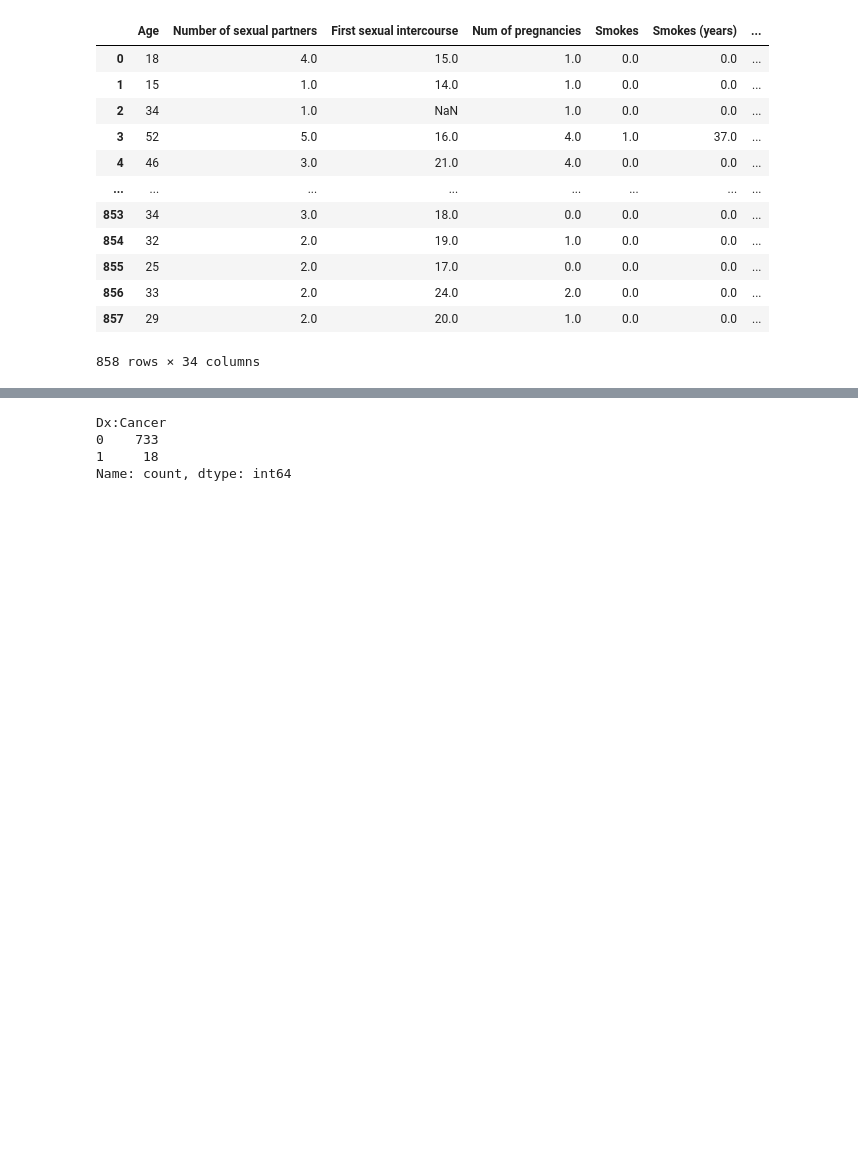
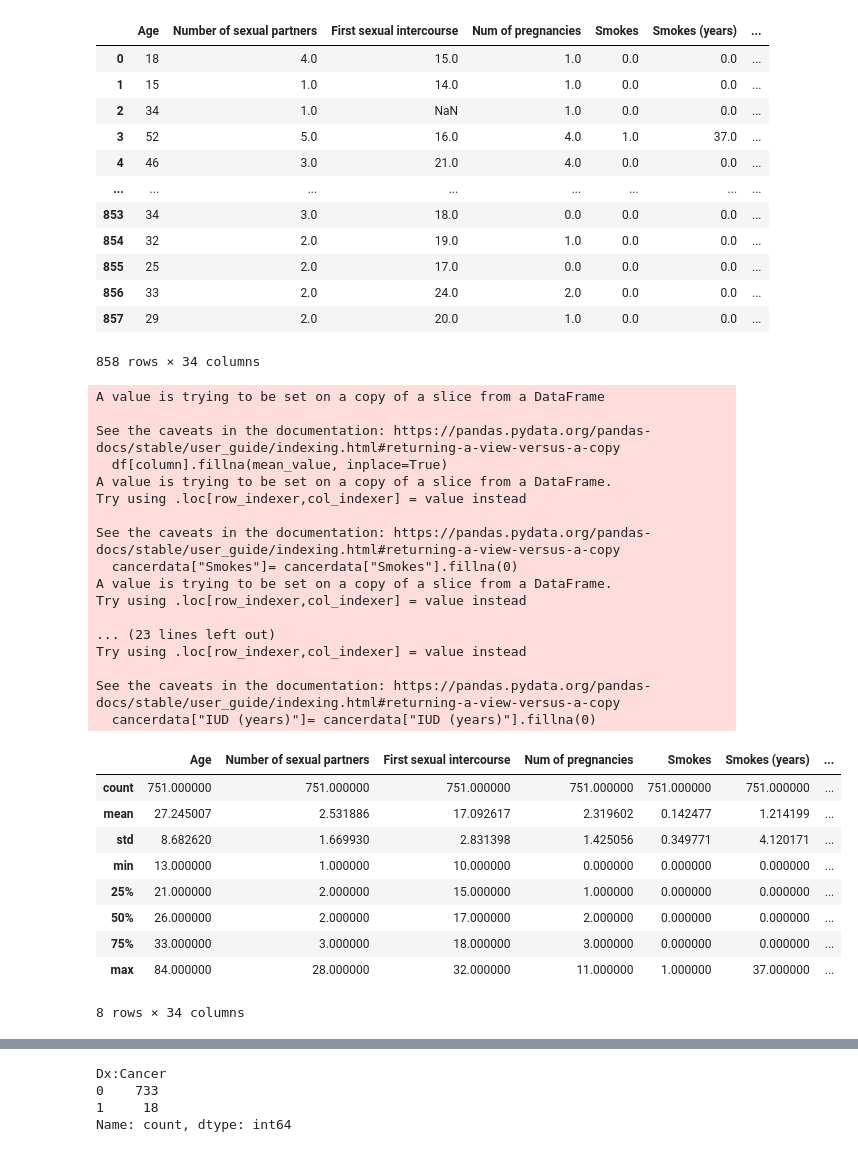
Before and after one commit to nessajimenez/Cervical-Cancer-Risk-Factors, a Jupyter notebook: Cancer Initial Data Exploration.ipynb, the cells around one changed output, grey strips where cells are left out. Drawn from its saved outputs; the diff is of its cells as text; code cells hidden in the pictures; blank space fills up the shorter version.

```diff
--- a/Cancer Initial Data Exploration.ipynb
+++ b/Cancer Initial Data Exploration.ipynb
@@ -114,0 +118,49 @@ cancerdata
+# %%
+#if the mean was close to the mode, we used the mean to fill the NaNs, if not, we used the mode.
+
+from cancer_functions import fill_na_with_mean
+
+fill_na_with_mean(cancerdata, 'First sexual intercourse')
+fill_na_with_mean(cancerdata, 'Number of sexual partners')
+fill_na_with_mean(cancerdata, 'Num of pregnancies')
+
+
+cancerdata["Smokes"]= cancerdata["Smokes"].fillna(0)
+cancerdata["Smokes (years)"]= cancerdata["Smokes (years)"].fillna(0)
+cancerdata["Smokes (packs/year)"]= cancerdata["Smokes (packs/year)"].fillna(0)
+
+cancerdata["Hormonal Contraceptives"]= cancerdata["Hormonal Contraceptives"].fillna(1)
+cancerdata["Hormonal Contraceptives (years)"]= cancerdata["Hormonal Contraceptives (years)"].fillna(3)
+
+cancerdata["IUD"]= cancerdata["IUD"].fillna(0)
+cancerdata["IUD (years)"]= cancerdata["IUD (years)"].fillna(0)
+
+cancerdata.describe()
+# %% [output]
+A value is trying to be set on a copy of a slice from a DataFrame
+
+See the caveats in the documentation: https://pandas.pydata.org/pandas-docs/stable/user_guide/indexing.html#returning-a-view-versus-a-copy
+  df[column].fillna(mean_value, inplace=True)
+A value is trying to be set on a copy of a slice from a DataFrame.
+Try using .loc[row_indexer,col_indexer] = value instead
+
+See the caveats in the documentation: https://pandas.pydata.org/pandas-docs/stable/user_guide/indexing.html#returning-a-view-versus-a-copy
+  cancerdata["Smokes"]= cancerdata["Smokes"].fillna(0)
+A value is trying to be set on a copy of a slice from a DataFrame.
+Try using .loc[row_indexer,col_indexer] = value instead
+
+... (23 lines left out)
+Try using .loc[row_indexer,col_indexer] = value instead
+
+See the caveats in the documentation: https://pandas.pydata.org/pandas-docs/stable/user_guide/indexing.html#returning-a-view-versus-a-copy
+  cancerdata["IUD (years)"]= cancerdata["IUD (years)"].fillna(0)
+|  | Age | Number of sexual partners | First sexual intercourse | Num of pregnancies | Smokes | Smokes (years) | ... |
+| count | 751.000000 | 751.000000 | 751.000000 | 751.000000 | 751.000000 | 751.000000 | ... |
+| mean | 27.245007 | 2.531886 | 17.092617 | 2.319602 | 0.142477 | 1.214199 | ... |
+| std | 8.682620 | 1.669930 | 2.831398 | 1.425056 | 0.349771 | 4.120171 | ... |
+| min | 13.000000 | 1.000000 | 10.000000 | 0.000000 | 0.000000 | 0.000000 | ... |
+| 25% | 21.000000 | 2.000000 | 15.000000 | 1.000000 | 0.000000 | 0.000000 | ... |
+| 50% | 26.000000 | 2.000000 | 17.000000 | 2.000000 | 0.000000 | 0.000000 | ... |
+| 75% | 33.000000 | 3.000000 | 18.000000 | 3.000000 | 0.000000 | 0.000000 | ... |
+| max | 84.000000 | 28.000000 | 32.000000 | 11.000000 | 1.000000 | 37.000000 | ... |
+8 rows × 34 columns
```
Also changed, not shown: parts of 12 cells of this notebook, 2 other files.
